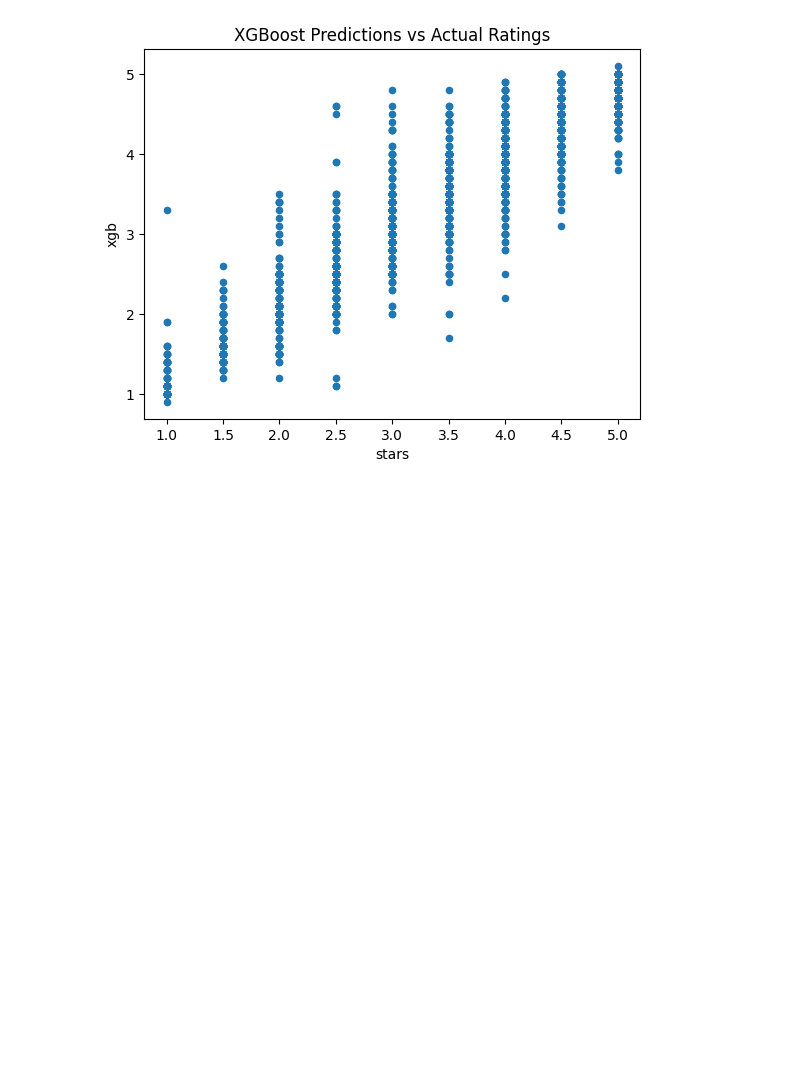
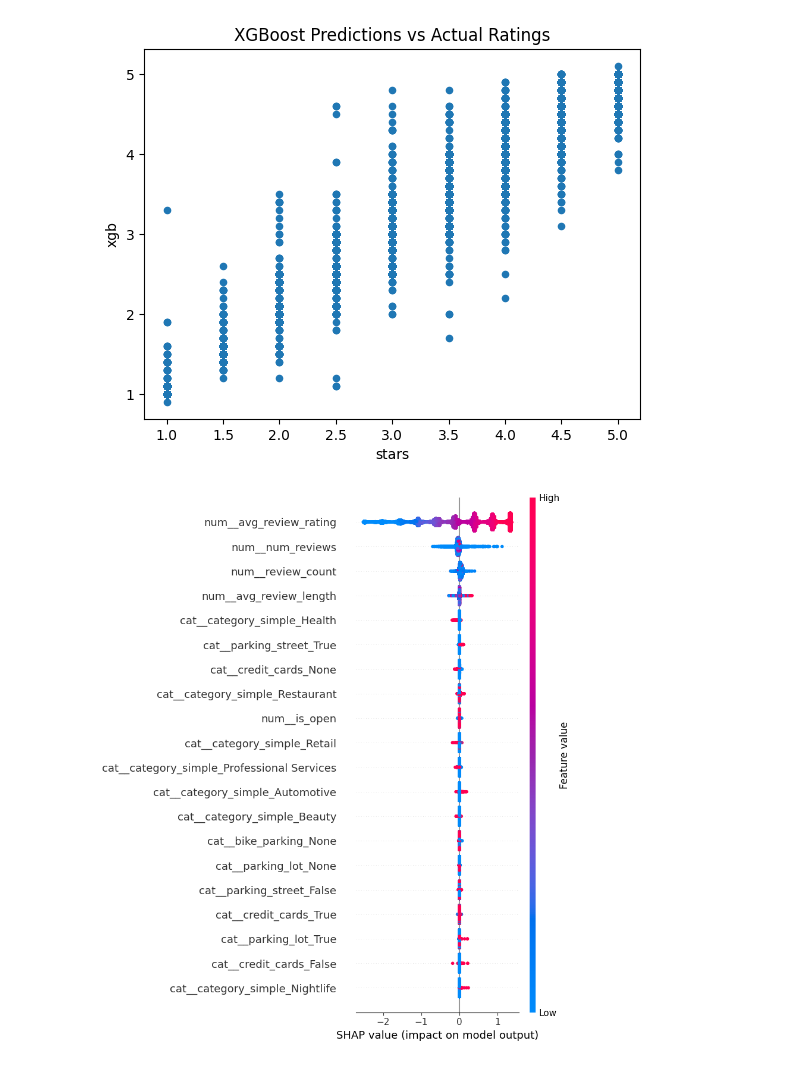
Before and after one commit to Jenblr/Yelp-Business-Data-Success-Analysis, a Jupyter notebook: Predictive_Modeling.ipynb, the cells around one changed output. Drawn from its saved outputs; the diff is of its cells as text; code cells hidden in the pictures; blank space fills up the shorter version.

```diff
--- a/Predictive_Modeling.ipynb
+++ b/Predictive_Modeling.ipynb
@@ -253,3 +254,21 @@ ex.plot(x='stars', y='xgb', kind='scatter', title='XGBoost Predictions vs Actual
 # %% [output]
 <Axes: title={'center': 'XGBoost Predictions vs Actual Ratings'}, xlabel='stars', ylabel='xgb'>
 [figure]
+# %%
+import shap
+
+# Get the preprocessed data (same transformation used in pipeline)
+X_transformed = preprocessor.fit_transform(X_train)
+
+# Train raw model outside the pipeline
+xgb_model = XGBRegressor(n_estimators=100, learning_rate=0.1, max_depth=6, random_state=42)
+xgb_model.fit(X_transformed, y_train)
+
+# Use TreeExplainer
+explainer = shap.Explainer(xgb_model)
+shap_values = explainer(X_transformed)
+
+# Summary Plot (most important features)
+shap.summary_plot(shap_values, X_transformed, feature_names=preprocessor.get_feature_names_out())
+# %% [output]
+[figure, added]
```
Also changed, not shown: parts of 5 cells of this notebook.
